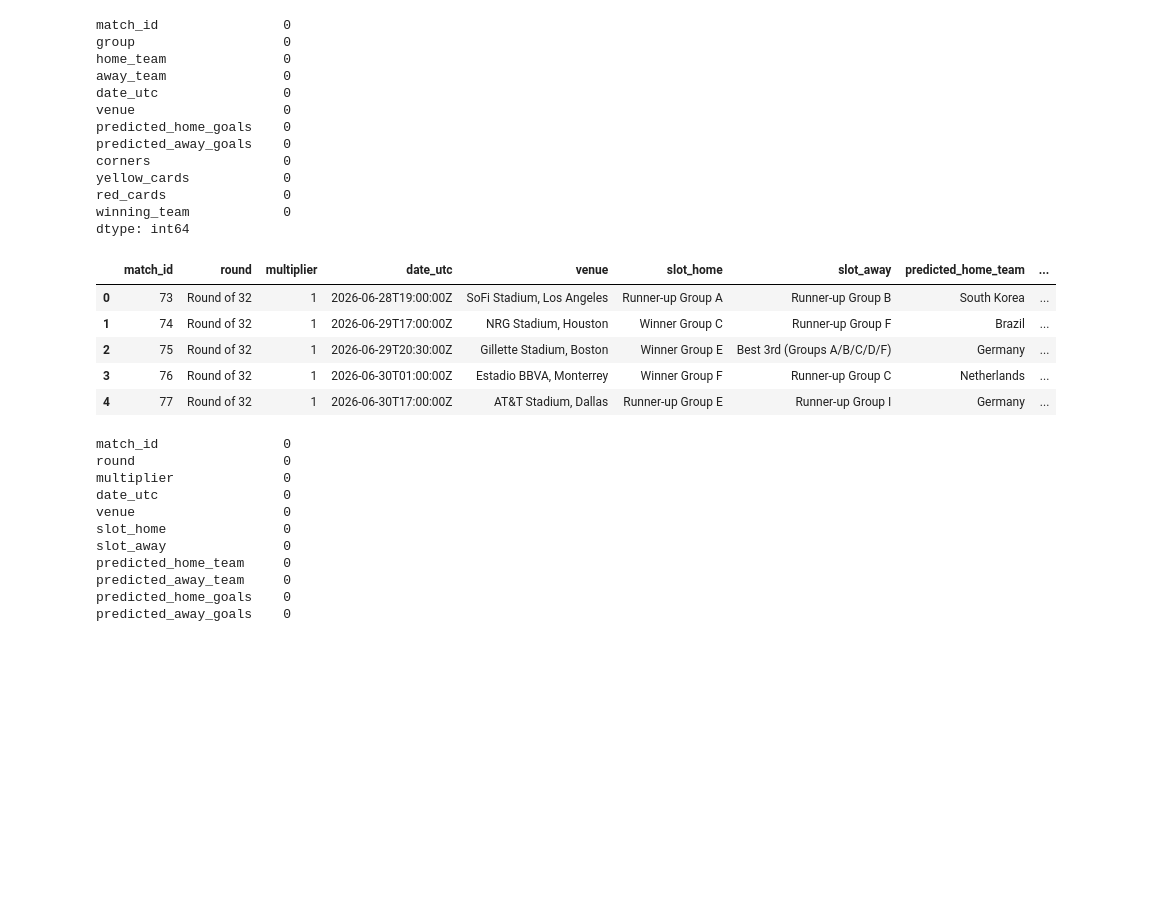
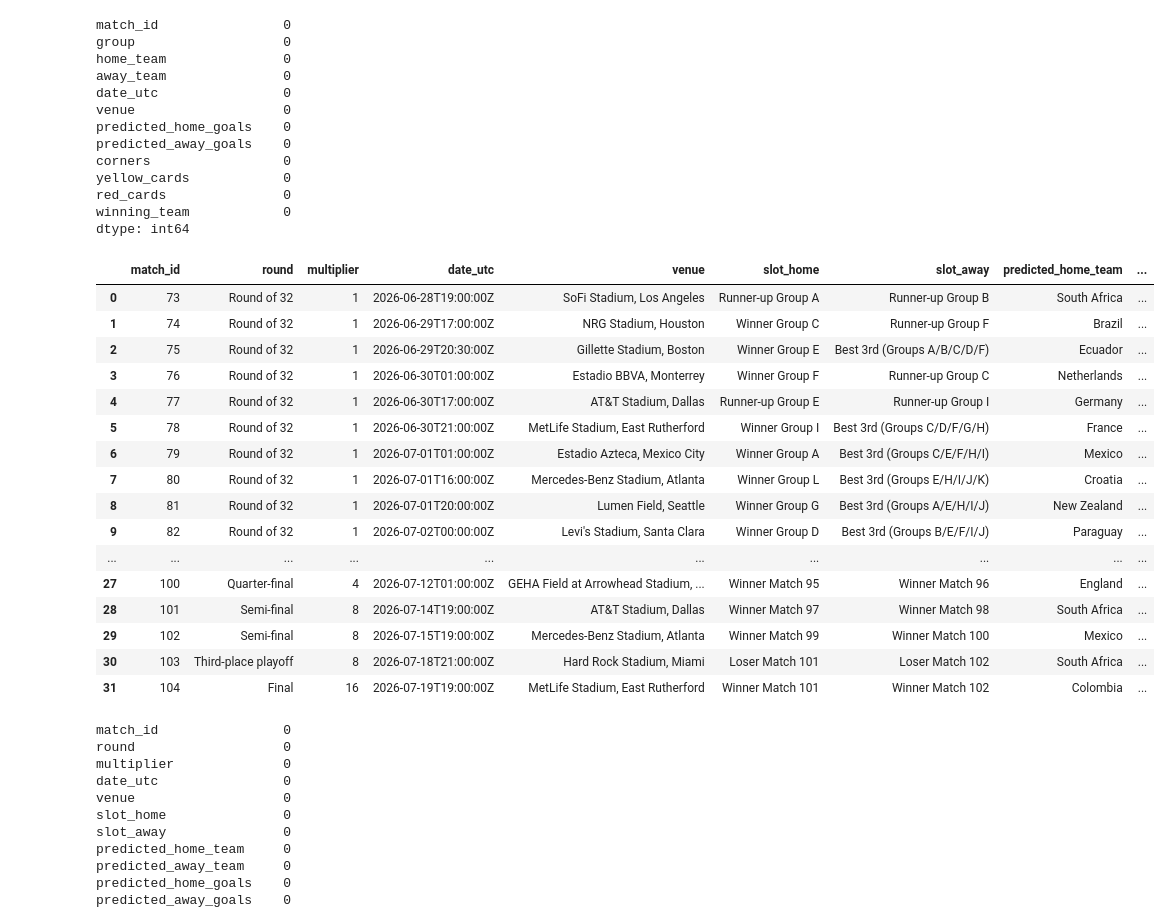
Before and after one commit to Currybon30/fifa_wc_2026_datacamp, a Jupyter notebook: FIFA World Cup 2026 - DataCamp Competition/notebook.ipynb, the cells around one changed output. Cells and saved outputs as stored; diff of their text form; code cells hidden in the pictures; blank space fills up the shorter version.

```diff
--- a/FIFA World Cup 2026 - DataCamp Competition/notebook.ipynb
+++ b/FIFA World Cup 2026 - DataCamp Competition/notebook.ipynb
@@ -512,6 +512,7 @@ def monte_carlo(elo_ratings, original_group_df, original_knockout_df, n=1000, se
             for match in r["group_stage_results"]
         ]
 
+
         ks_clean = [
             {
                 k: sanitize(v)
@@ -540,7 +541,10 @@ def monte_carlo(elo_ratings, original_group_df, original_knockout_df, n=1000, se
     # =========================
     # MC MATCH AGGREGATION
     # =========================
-    final_pred_dict = run_mc_pipeline(group_stage_sims, knockout_stage_sims)
+    # Pass `ks` (slot definitions) so the aggregated knockout bracket is
+    # re-chained: later-round teams are linked to the aggregated winners of
+    # the matches that feed them instead of each match's independent mode.
+    final_pred_dict = run_mc_pipeline(group_stage_sims, knockout_stage_sims, ks)
 
     # =========================
     # FILL DATAFRAMES
@@ -613,7 +617,7 @@ def display_monte_carlo(df, n):
 
 * ***Note:*** Due to heavy computation, the runtime may be long, depending on the number of iterations
 # %%
-num_of_iter = 20
+num_of_iter = 10
 # %%
 df, final_gf, final_ks = monte_carlo(elo_ratings.copy(), group_fixtures.copy(), knockout_slots.copy(), num_of_iter)
 # %% [output]
@@ -664,14 +668,25 @@ red_cards               0
 winning_team            0
 dtype: int64
 # %%
-final_ks.head(5)
+final_ks.head(34)
 # %% [output]
 |  | match_id | round | multiplier | date_utc | venue | slot_home | slot_away | predicted_home_team | ... |
-| 0 | 73 | Round of 32 | 1 | 2026-06-28T19:00:00Z | SoFi Stadium, Los Angeles | Runner-up Group A | Runner-up Group B | South Korea | ... |
+| 0 | 73 | Round of 32 | 1 | 2026-06-28T19:00:00Z | SoFi Stadium, Los Angeles | Runner-up Group A | Runner-up Group B | South Africa | ... |
 | 1 | 74 | Round of 32 | 1 | 2026-06-29T17:00:00Z | NRG Stadium, Houston | Winner Group C | Runner-up Group F | Brazil | ... |
-| 2 | 75 | Round of 32 | 1 | 2026-06-29T20:30:00Z | Gillette Stadium, Boston | Winner Group E | Best 3rd (Groups A/B/C/D/F) | Germany | ... |
+| 2 | 75 | Round of 32 | 1 | 2026-06-29T20:30:00Z | Gillette Stadium, Boston | Winner Group E | Best 3rd (Groups A/B/C/D/F) | Ecuador | ... |
 | 3 | 76 | Round of 32 | 1 | 2026-06-30T01:00:00Z | Estadio BBVA, Monterrey | Winner Group F | Runner-up Group C | Netherlands | ... |
 | 4 | 77 | Round of 32 | 1 | 2026-06-30T17:00:00Z | AT&T Stadium, Dallas | Runner-up Group E | Runner-up Group I | Germany | ... |
+| 5 | 78 | Round of 32 | 1 | 2026-06-30T21:00:00Z | MetLife Stadium, East Rutherford | Winner Group I | Best 3rd (Groups C/D/F/G/H) | France | ... |
+| 6 | 79 | Round of 32 | 1 | 2026-07-01T01:00:00Z | Estadio Azteca, Mexico City | Winner Group A | Best 3rd (Groups C/E/F/H/I) | Mexico | ... |
+| 7 | 80 | Round of 32 | 1 | 2026-07-01T16:00:00Z | Mercedes-Benz Stadium, Atlanta | Winner Group L | Best 3rd (Groups E/H/I/J/K) | Croatia | ... |
+| 8 | 81 | Round of 32 | 1 | 2026-07-01T20:00:00Z | Lumen Field, Seattle | Winner Group G | Best 3rd (Groups A/E/H/I/J) | New Zealand | ... |
+| 9 | 82 | Round of 32 | 1 | 2026-07-02T00:00:00Z | Levi's Stadium, Santa Clara | Winner Group D | Best 3rd (Groups B/E/F/I/J) | Paraguay | ... |
+| ... | ... | ... | ... | ... | ... | ... | ... | ... | ... |
+| 27 | 100 | Quarter-final | 4 | 2026-07-12T01:00:00Z | GEHA Field at Arrowhead Stadium, ... | Winner Match 95 | Winner Match 96 | England | ... |
+| 28 | 101 | Semi-final | 8 | 2026-07-14T19:00:00Z | AT&T Stadium, Dallas | Winner Match 97 | Winner Match 98 | South Africa | ... |
+| 29 | 102 | Semi-final | 8 | 2026-07-15T19:00:00Z | Mercedes-Benz Stadium, Atlanta | Winner Match 99 | Winner Match 100 | Mexico | ... |
+| 30 | 103 | Third-place playoff | 8 | 2026-07-18T21:00:00Z | Hard Rock Stadium, Miami | Loser Match 101 | Loser Match 102 | South Africa | ... |
+| 31 | 104 | Final | 16 | 2026-07-19T19:00:00Z | MetLife Stadium, East Rutherford | Winner Match 101 | Winner Match 102 | Colombia | ... |
 # %%
 final_ks.isna().sum()
 # %% [output]
```
Also changed, not shown: parts of 4 cells of this notebook, 1 other file.
